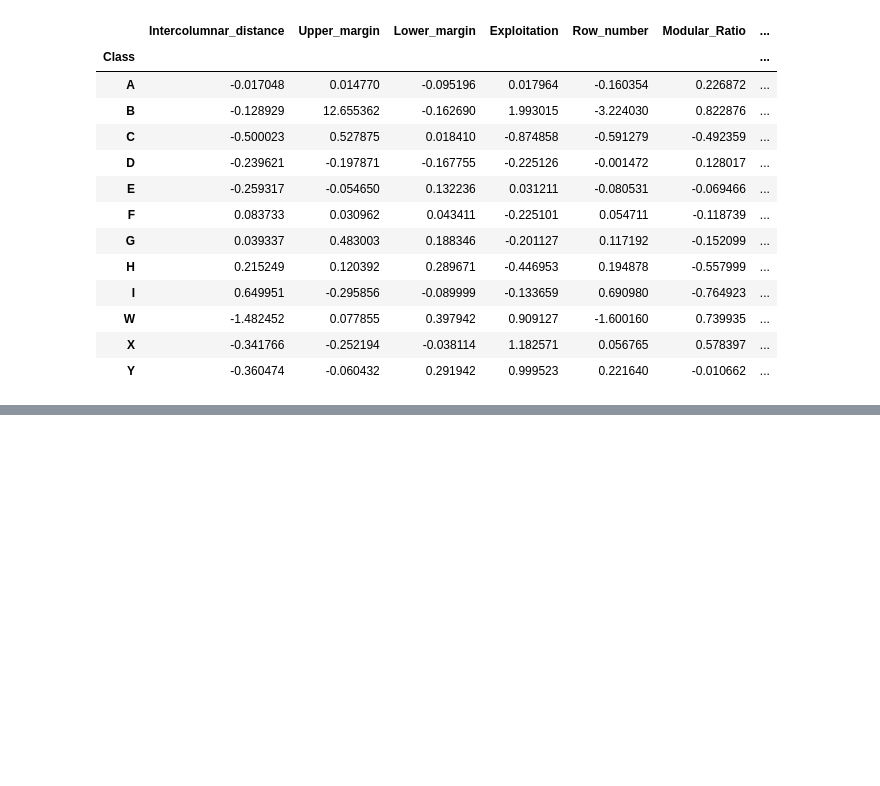
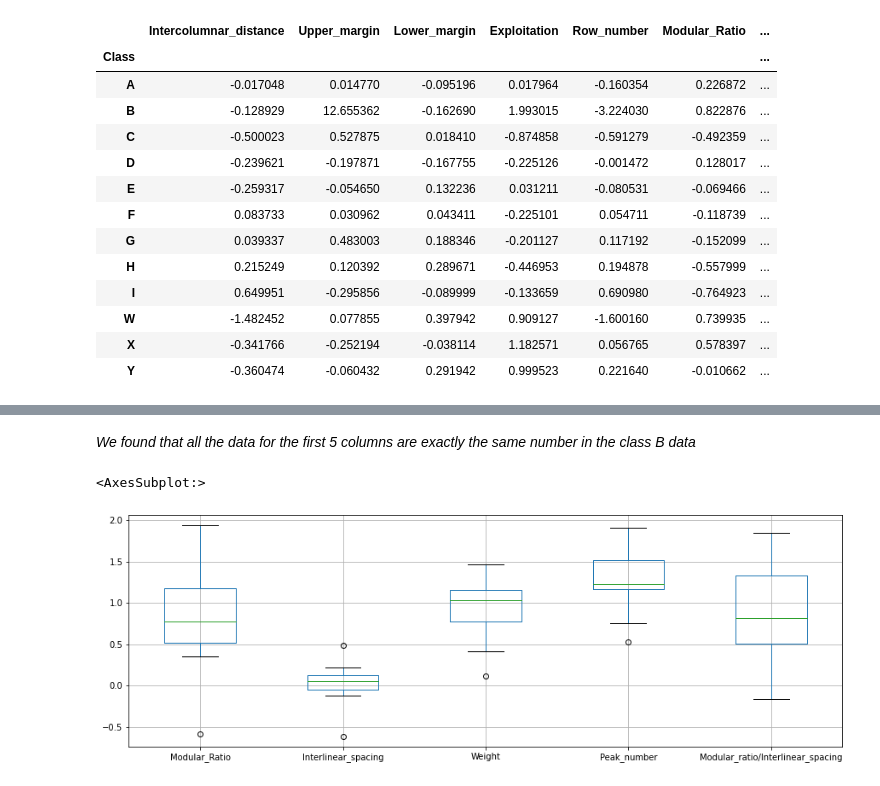
Before and after one commit to HunterWaldridge/DS160_Final_Project_JT_HW, a Jupyter notebook: DS160_Final_Project_JT_HW.ipynb, the cells around one changed output, grey strips where cells are left out. Drawn from its saved outputs; the diff is of its cells as text; code cells hidden in the pictures; blank space fills up the shorter version.

```diff
--- a/DS160_Final_Project_JT_HW.ipynb
+++ b/DS160_Final_Project_JT_HW.ipynb
@@ -281,0 +309,7 @@ class_avg
+# %% [markdown]
+*We found that all the data for the first 5 columns are exactly the same number in the class B data*
+# %%
+classB.boxplot(column=["Modular_Ratio","Interlinear_spacing","Weight","Peak_number","Modular_ratio/Interlinear_spacing"],figsize=(15,5))
+# %% [output]
+<AxesSubplot:>
+[figure, added]
```
Also changed, not shown: parts of 33 cells of this notebook, 1 other file.
